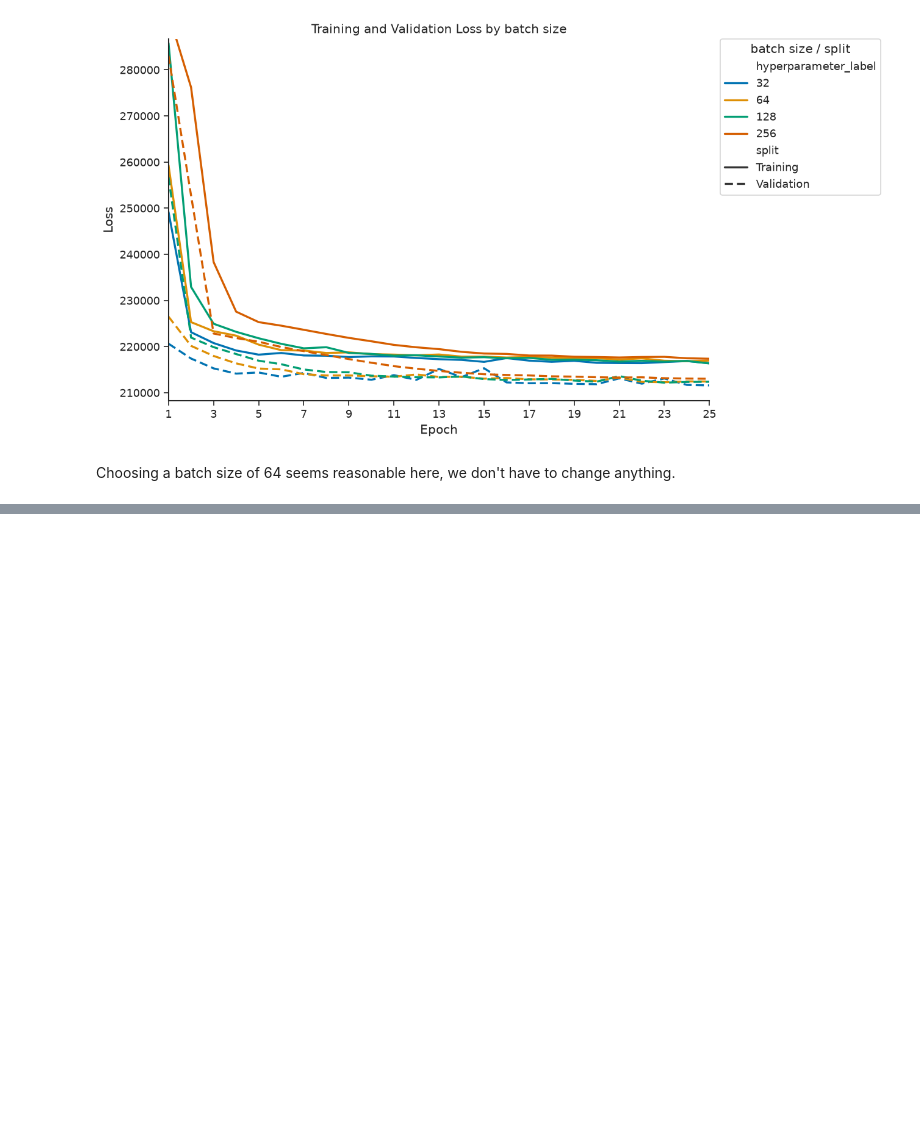
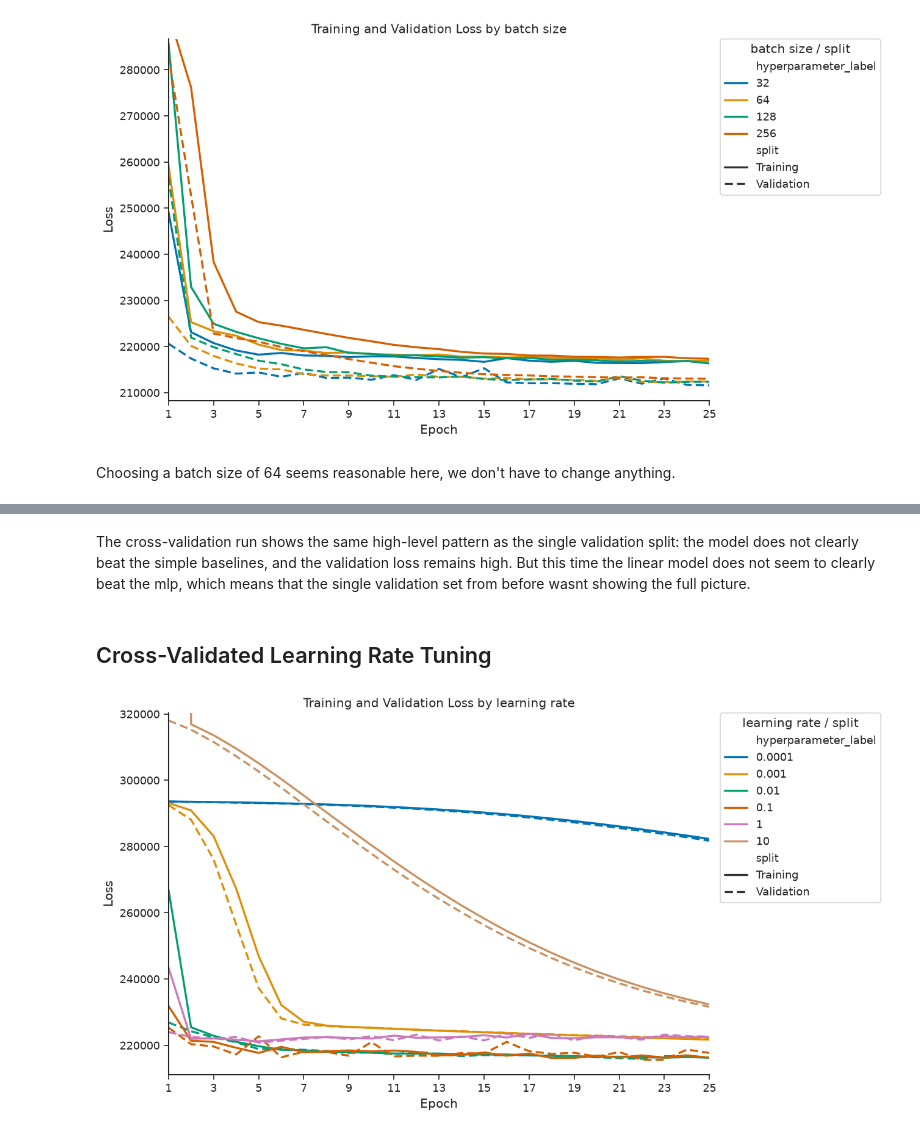
Before and after one commit to Maupse/ml-final-project-sose26-v2, a Jupyter notebook: notebooks/02-First-Models.ipynb, the cells around one changed output, grey strips where cells are left out. Saved outputs shown, nothing was run; the diff lists cells and outputs as text; code cells hidden in the pictures; blank space fills up the shorter version.

```diff
--- a/notebooks/02-First-Models.ipynb
+++ b/notebooks/02-First-Models.ipynb
@@ -107,0 +185,10 @@ Changing hyperparameters does not seem to do much, the loss is still way too hig
+# %% [markdown]
+The cross-validation run shows the same high-level pattern as the single validation split: the model does not clearly beat the simple baselines, and the validation loss remains high.
+But this time the linear model does not seem to clearly beat the mlp, which means that the single validation set from before wasnt showing the full picture.
+# %% [markdown]
+## Cross-Validated Learning Rate Tuning
+# %%
+cv_multi_lr_data = load_data_multi_run_cross_validation("mlp-city-center-v1-learning-rates")
+plot_hyperparameter_runs(cv_multi_lr_data, "lr", "learning rate")
+# %% [output]
+[figure, added]
```
Also changed, not shown: parts of 10 cells of this notebook, 2 other files.
